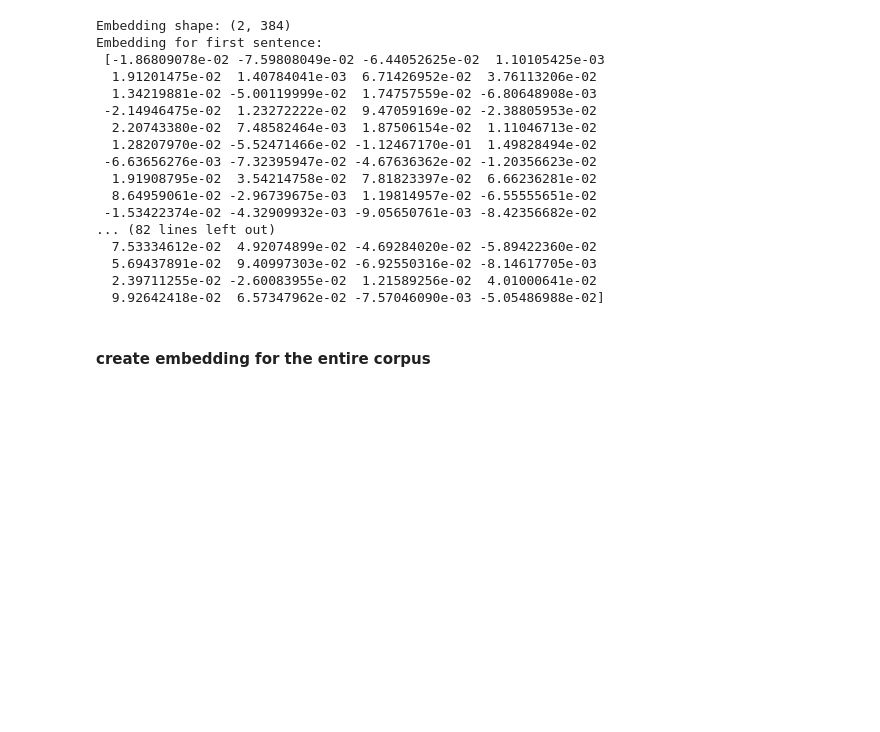
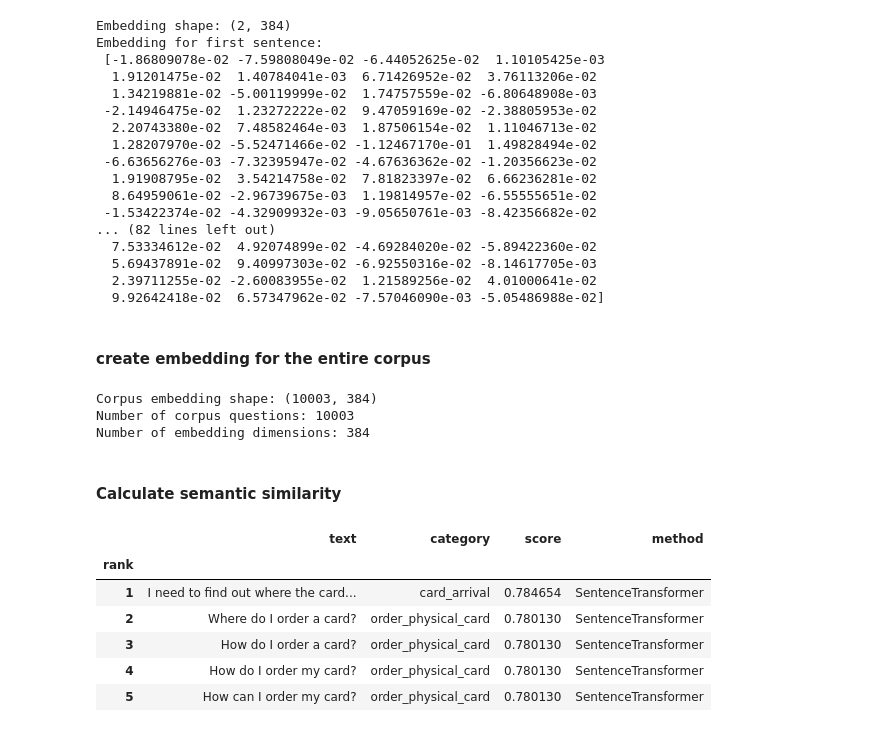
Before and after one commit to rowaidaEmad/FAQ-search-engine-project, a Jupyter notebook: code/main.ipynb, the cells around one changed output. Drawn from its saved outputs; the diff is of its cells as text; code cells hidden in the pictures; blank space fills up the shorter version.

Commit message:
Add semantic search functionality

```diff
--- a/code/main.ipynb
+++ b/code/main.ipynb
@@ -347,3 +347,62 @@ Embedding for first sentence:
 corpus_embeddings = semantic_model.encode(
     corpus_df["clean_text"].tolist(), batch_size = 64 , show_progress_bar=True , normalize_embeddings=True,
     convert_to_numpy=True)
+# %%
+print("Corpus embedding shape:", corpus_embeddings.shape)
+print("Number of corpus questions:", len(corpus_df))
+print("Number of embedding dimensions:", corpus_embeddings.shape[1])
+# %% [output]
+Corpus embedding shape: (10003, 384)
+Number of corpus questions: 10003
+Number of embedding dimensions: 384
+# %% [markdown]
+#### Calculate semantic similarity
+# %%
+def semantic_search(query, top_k=5):
+    if not isinstance(query, str) or not query.strip():
+        raise ValueError(
+            "The query must be a non-empty string."
+        )
+
+    query_embedding = semantic_model.encode(
+        query,
+        normalize_embeddings=True,
+        convert_to_numpy=True
+    )
+
+    scores = corpus_embeddings @ query_embedding
+
+    top_indices = np.argsort(
+        scores
+    )[::-1][:top_k]
+
+    results = corpus_df.iloc[top_indices][
+        ["text", "category"]
+    ].copy()
+
+    results["score"] = scores[top_indices]
+    results["method"] = "SentenceTransformer"
+
+    results.index = range(
+        1,
+        len(results) + 1
+    )
+
+    results.index.name = "rank"
+
+    return results
+# %%
+my_query = "Where is the card that I ordered?"
+
+semantic_search(
+    query=my_query,
+    top_k=5
+)
+# %% [output]
+|  | text | category | score | method |
+| rank |  |  |  |  |
+| 1 | I need to find out where the card... | card_arrival | 0.784654 | SentenceTransformer |
+| 2 | Where do I order a card? | order_physical_card | 0.780130 | SentenceTransformer |
+| 3 | How do I order a card? | order_physical_card | 0.780130 | SentenceTransformer |
+| 4 | How do I order my card? | order_physical_card | 0.780130 | SentenceTransformer |
+| 5 | How can I order my card? | order_physical_card | 0.780130 | SentenceTransformer |
```
Also changed, not shown: parts of 1 cell of this notebook.
